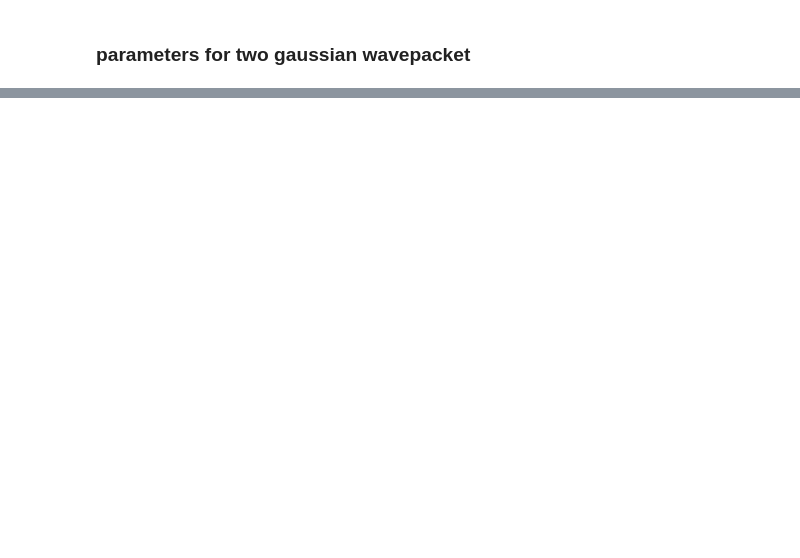
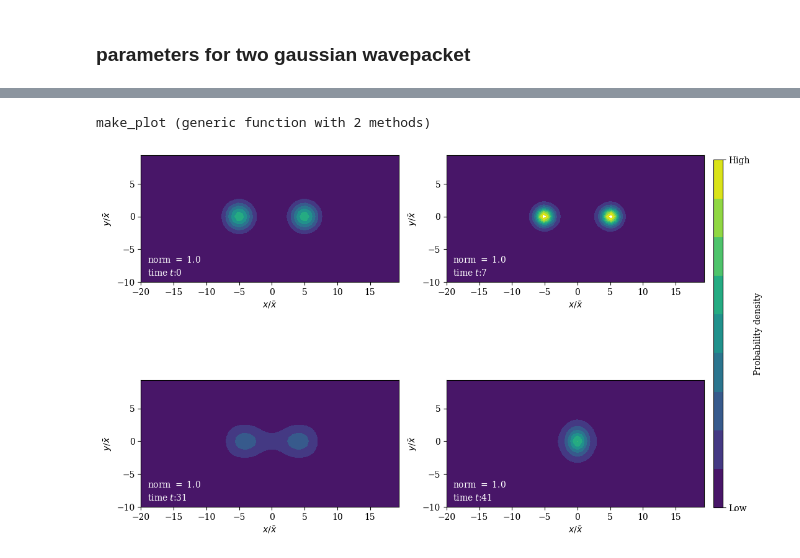
Before and after one commit to b-ertel/thesis, a Jupyter notebook: presentation_code.ipynb, the cells around one changed output, grey strips where cells are left out. Cells and saved outputs as stored; diff of their text form; code cells hidden in the pictures; blank space fills up the shorter version.

Commit message:
added some plots

```diff
--- a/presentation_code.ipynb
+++ b/presentation_code.ipynb
@@ -67,12 +57,12 @@ x0 = 5
 y0 = 0
 
 #momentum
-p0_x = 2
+p0_x = 0
 p0_y = 0
 
 #size
 sigmax = 2
-sigmay= 1
+sigmay= 2
 
 #first wavepacket
 psix1 = gaussianstate(b_x, -x0, p0_x, sigmax)
@@ -89,0 +96,5 @@ psi = normalize(psi1 + psi2)
+# %%
+function H(t, psi) # updating state-dependent term in Hamiltonian H
+	Hpsi.data.nzval .= g*abs2.(psi.data)
+	return H0
+end
@@ -90,4 +105,4 @@ psi = normalize(psi1 + psi2)
 # %%
-T = [0:0.1:10;]
+T = [0:1:100;]
 tout, psit = timeevolution.schroedinger_dynamic(T, psi, H)
 density = [reshape(abs2.(psi.data), (x_steps, y_steps))' for psi=psit]
@@ -128,0 +129,46 @@ lesson = 500
+# %%
+#function for the subplots - because pyplot in julia takes no loops
+function make_plot(idx, textx_position, texty_position)
+    c = contourf(xsample, ysample, density[idx], clev )
+    text(textx_position, texty_position, L"time $t$:"*"$(T[idx])", color="white") #Zeitstempel
+    text(textx_position, texty_position+2, L"norm $=$ "*"$(round(norm(psit[idx]),digits = 7))", color = "white") # Normstempel
+    xlabel(L"$x / \bar{x}$")
+    ylabel(L"$y / \bar{x}$")
+end
+# %% [output]
+make_plot (generic function with 2 methods)
+# %%
+#Daten für Plot:
+maxval = maximum(density[10])
+textx_position = minimum(xsample)+1
+texty_position = minimum(ysample)+1
+rc("font", family="serif") #Schrift für Plot
+clev = LinRange(0,maxval, 10)
+fig = figure(figsize=(10,8))
+
+i=1
+subplot(221,aspect="equal")
+make_plot(i, textx_position, texty_position)
+
+i=8
+subplot(222,aspect="equal")
+make_plot(i, textx_position, texty_position)
+
+i=32
+subplot(223,aspect="equal")
+make_plot(i, textx_position, texty_position)
+
+i=42
+subplot(224,aspect="equal")
+make_plot(i, textx_position, texty_position)
+
+#Colorbar:
+cbar_ax = fig.add_axes([1, 0.145, 0.015, 0.7])
+cbar = fig.colorbar(c1, cax=cbar_ax, ticks=[0, maxval])
+cbar.set_label("Probability density")
+cbar.set_ticklabels(["Low", "High"])
+
+tight_layout()
+show()
+# %% [output]
+[figure, added]
```
Also changed, not shown: parts of 10 cells of this notebook.
